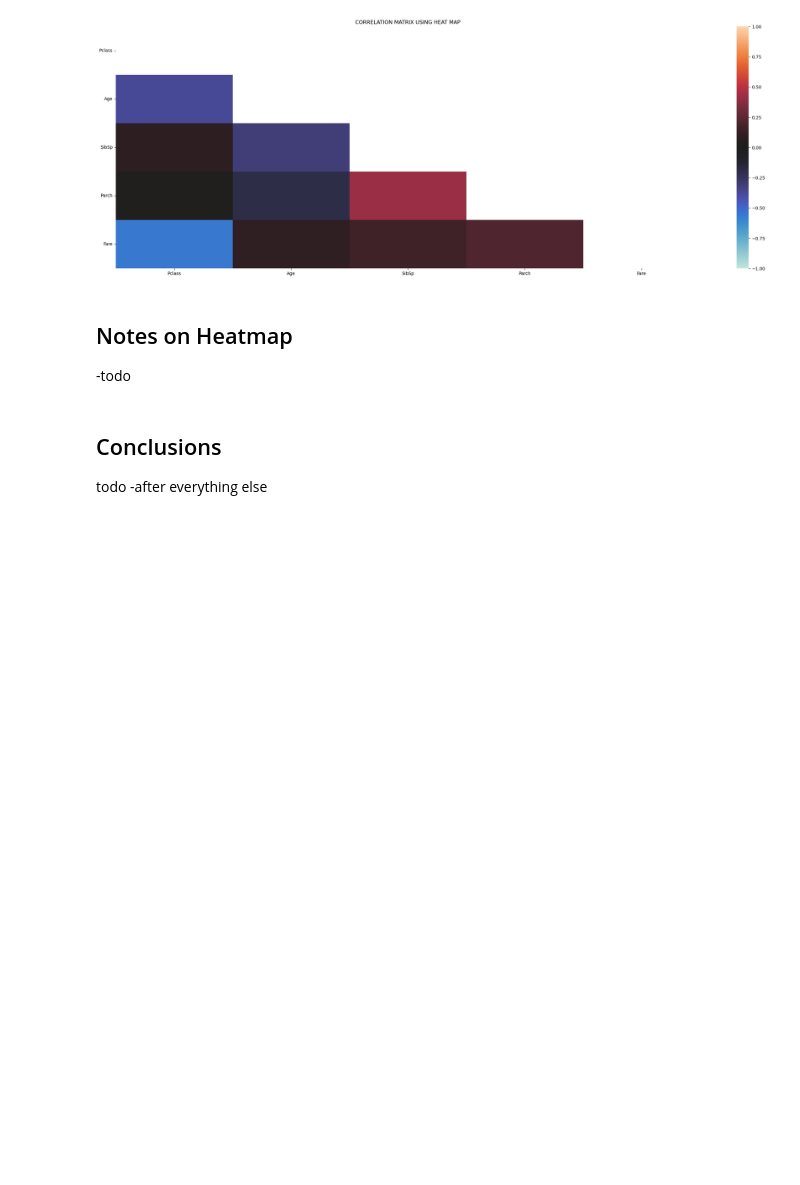
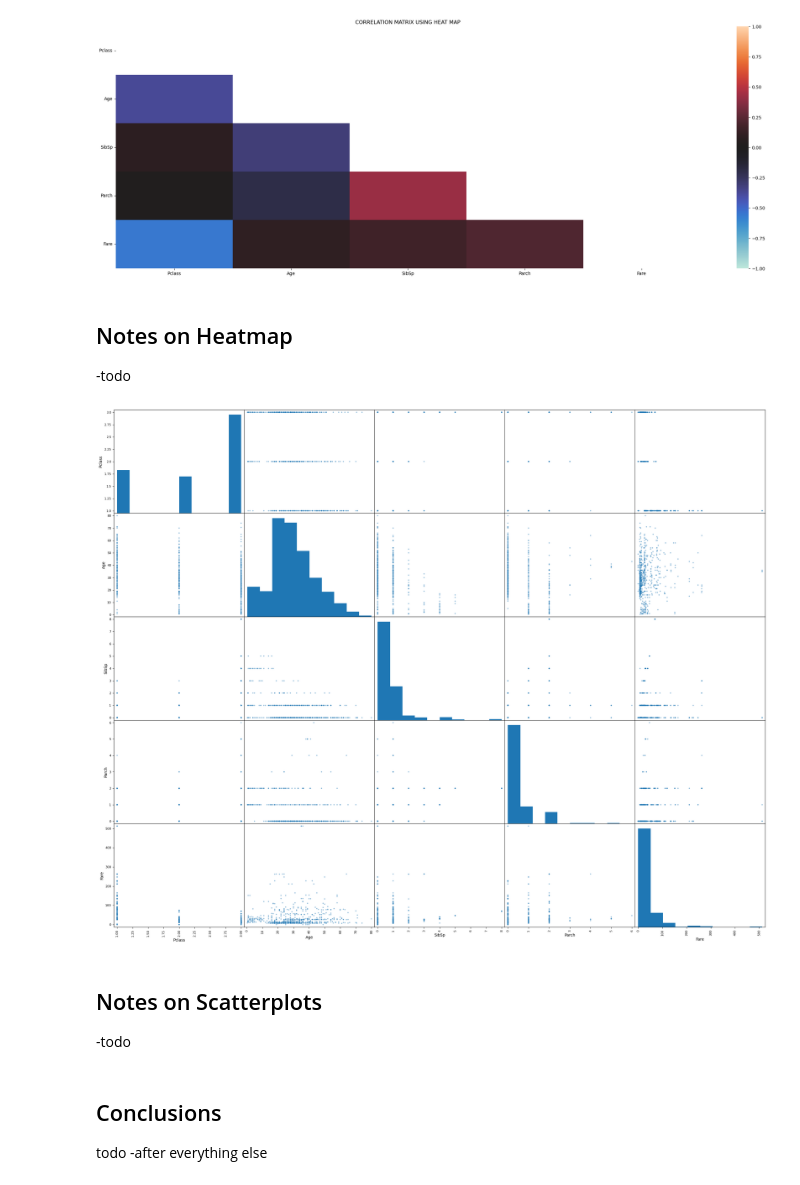
Before and after one commit to aelichung/ml-titanic, a Jupyter notebook: CIS053 Final - ML titanic.ipynb, the cells around one changed output. Saved outputs shown, nothing was run; the diff lists cells and outputs as text; code cells hidden in the pictures; blank space fills up the shorter version.

Commit message:
add scatterplots

```diff
--- a/CIS053 Final - ML titanic.ipynb
+++ b/CIS053 Final - ML titanic.ipynb
@@ -117,6 +117,17 @@ plt.show()
 # %% [markdown]
 ## Notes on Heatmap
 -todo
+# %%
+## scatterplots
+from pandas.plotting import scatter_matrix
+
+scatter_matrix(x_heatmap, figsize = (30,24))
+plt.show()
+# %% [output]
+[figure, added]
+# %% [markdown]
+## Notes on Scatterplots
+-todo
 # %% [markdown]
 ## Conclusions
 todo -after everything else
```
